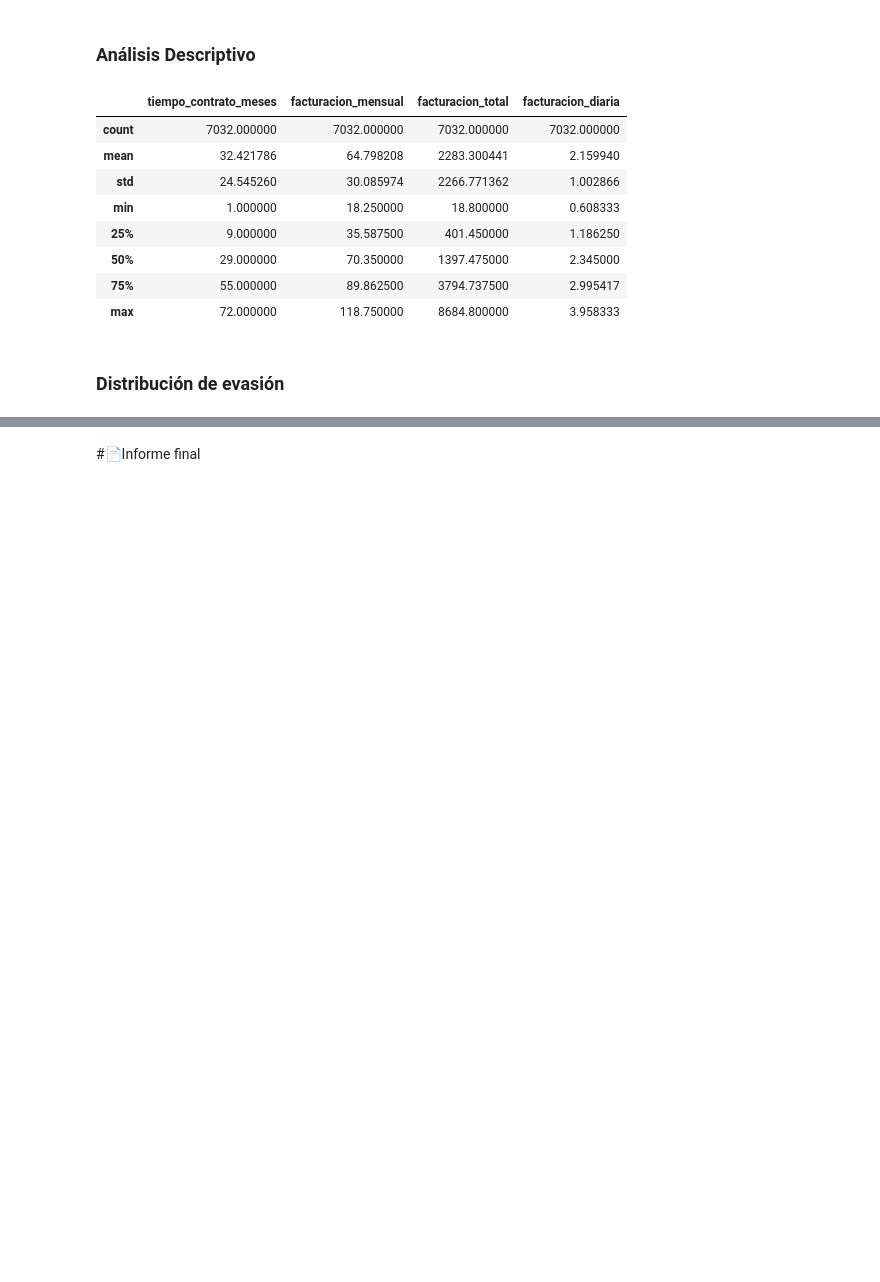
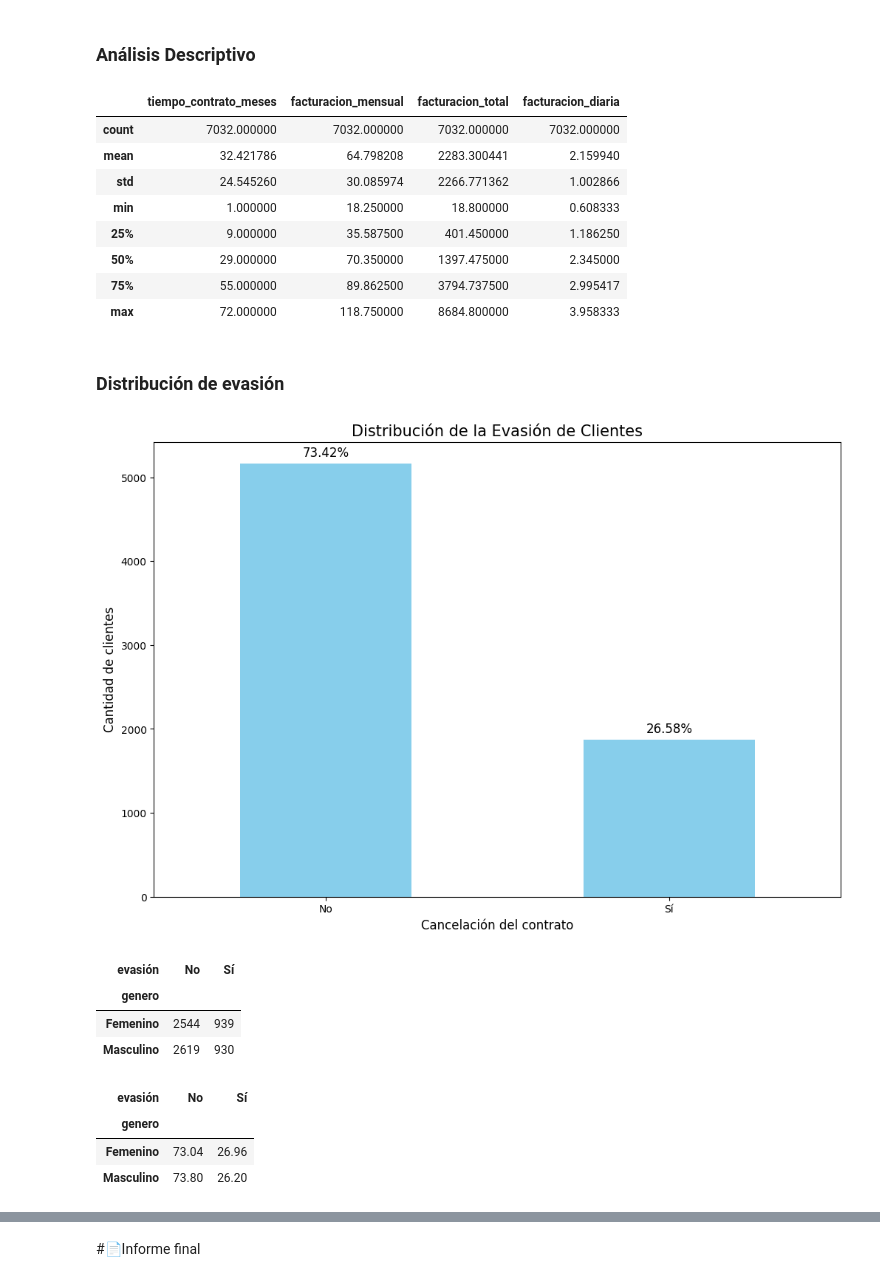
Before and after one commit to Anel-7/challenge-TelecomX-analisis-de-evasion-de-clientes, a Jupyter notebook: TelecomX.ipynb, the cells around one changed output, grey strips where cells are left out. Saved outputs shown, nothing was run; the diff lists cells and outputs as text; code cells hidden in the pictures; blank space fills up the shorter version.

```diff
--- a/TelecomX.ipynb
+++ b/TelecomX.ipynb
@@ -357,7 +357,7 @@ datos_df = datos_df.replace({'Female': 'Femenino', 'Male': 'Masculino',
                              'Mailed check': 'Cheque enviado por correo',
                              'Electronic check': 'Cheque electrónico',
                              'Credit card (automatic)': 'Tarjeta de crédito (automático)',
-                             'Bank transfer (automatic)': 'Transferencia bancaria (automática)'})
+                             'Bank transfer (automatic)': 'Transferencia bancaria (automático)'})
 datos_df.head()
 # %% [output]
 |  | id | evasión | genero | tiene_+60 | tiene_pareja | tiene_dependientes | tiempo_contrato_meses | ... |
@@ -429,3 +429,38 @@ datos_df.describe()
 | max | 72.000000 | 118.750000 | 8684.800000 | 3.958333 |
 # %% [markdown]
 ### **Distribución de evasión**
+# %%
+cantidad = datos_df['evasión'].value_counts()
+porcentajes = round(((cantidad/len(datos_df))*100),2)
+# %%
+import matplotlib.pyplot as plt
+
+plt.figure(figsize = (12,8))
+cantidad.plot(kind = 'bar', color = 'skyblue')
+plt.title('Distribución de la Evasión de Clientes', fontsize = 15)
+plt.xlabel('Cancelación del contrato', fontsize = 12)
+plt.ylabel('Cantidad de clientes', fontsize = 12)
+plt.xticks(rotation=0)
+
+for i, j in enumerate(porcentajes):
+    plt.text(i, cantidad.iloc[i] + 50, f'{j}%', ha='center', va='bottom', fontsize = 12)
+
+plt.show()
+# %% [output]
+[figure, added]
+# %%
+evasion_genero = pd.crosstab(datos_df['genero'], datos_df['evasión'])
+evasion_genero
+# %% [output]
+| evasión | No | Sí |
+| genero |  |  |
+| Femenino | 2544 | 939 |
+| Masculino | 2619 | 930 |
+# %%
+porcentaje_eg = round(((evasion_genero.div(evasion_genero.sum(axis = 1), axis = 0))*100),2)
+porcentaje_eg
+# %% [output]
+| evasión | No | Sí |
+| genero |  |  |
+| Femenino | 73.04 | 26.96 |
+| Masculino | 73.80 | 26.20 |
```
Also changed, not shown: parts of 16 cells of this notebook.
